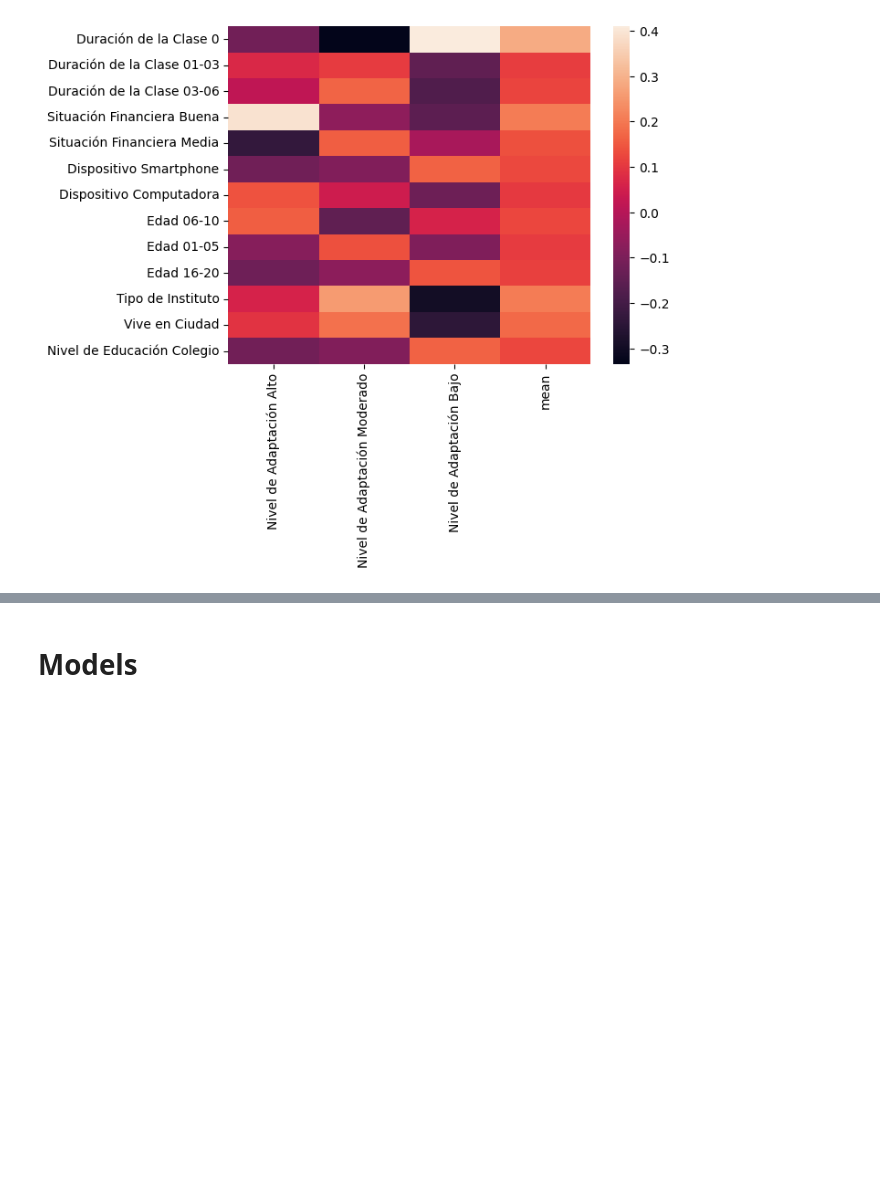
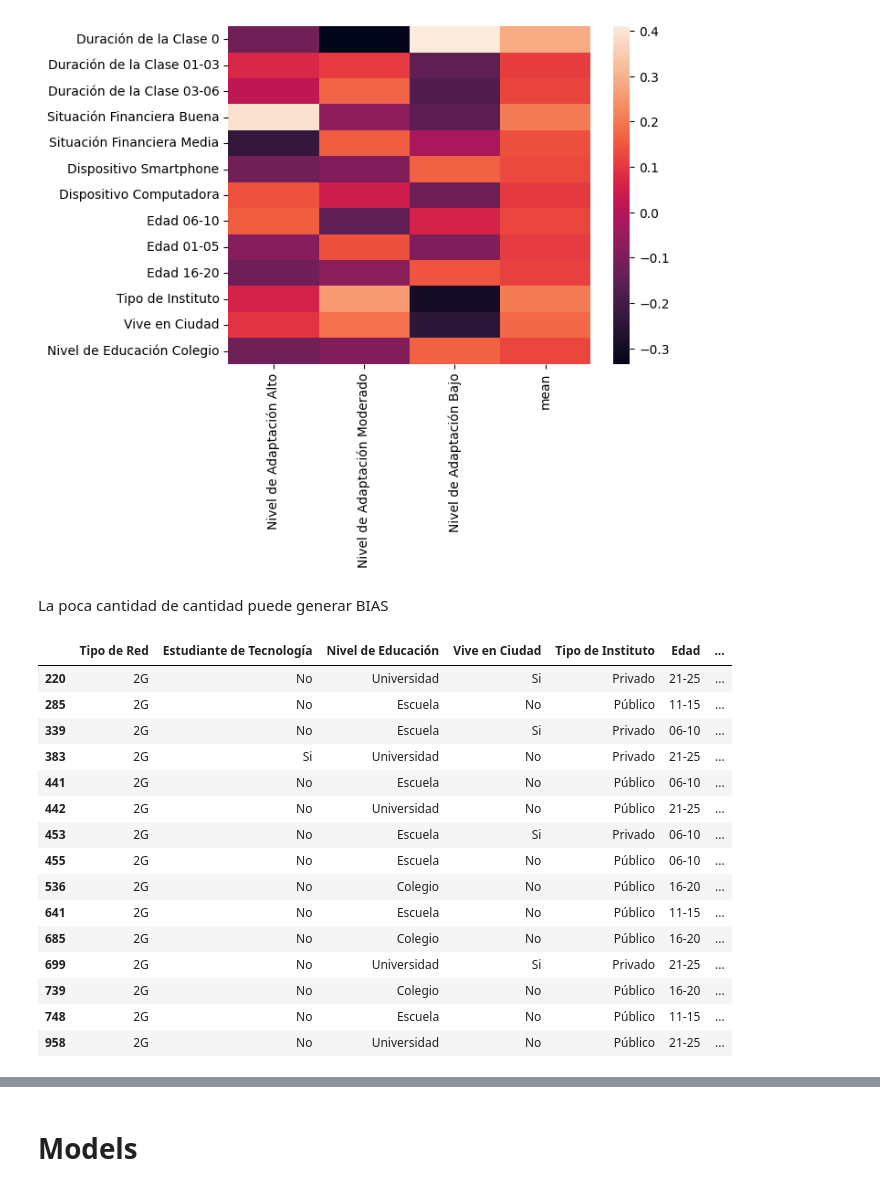
Before and after one commit to RedoRojo/Neural-Network-Classification, a Jupyter notebook: cuaderno.ipynb, the cells around one changed output, grey strips where cells are left out. Saved outputs shown, nothing was run; the diff lists cells and outputs as text; code cells hidden in the pictures; blank space fills up the shorter version.

```diff
--- a/cuaderno.ipynb
+++ b/cuaderno.ipynb
@@ -281,3 +249,25 @@ sns.heatmap(correlations, annot=False)
 plt.show()
 # %% [output]
 [figure]
+# %% [markdown]
+La poca cantidad de cantidad puede generar BIAS
+# %%
+# dataset['Tipo de Red']
+dataset.loc[dataset['Tipo de Red'] == '2G']
+# %% [output]
+|  | Tipo de Red | Estudiante de Tecnología | Nivel de Educación | Vive en Ciudad | Tipo de Instituto | Edad | ... |
+| 220 | 2G | No | Universidad | Si | Privado | 21-25 | ... |
+| 285 | 2G | No | Escuela | No | Público | 11-15 | ... |
+| 339 | 2G | No | Escuela | Si | Privado | 06-10 | ... |
+| 383 | 2G | Si | Universidad | No | Privado | 21-25 | ... |
+| 441 | 2G | No | Escuela | No | Público | 06-10 | ... |
+| 442 | 2G | No | Universidad | No | Público | 21-25 | ... |
+| 453 | 2G | No | Escuela | Si | Privado | 06-10 | ... |
+| 455 | 2G | No | Escuela | No | Público | 06-10 | ... |
+| 536 | 2G | No | Colegio | No | Público | 16-20 | ... |
+| 641 | 2G | No | Escuela | No | Público | 11-15 | ... |
+| 685 | 2G | No | Colegio | No | Público | 16-20 | ... |
+| 699 | 2G | No | Universidad | Si | Privado | 21-25 | ... |
+| 739 | 2G | No | Colegio | No | Público | 16-20 | ... |
+| 748 | 2G | No | Escuela | No | Público | 11-15 | ... |
+| 958 | 2G | No | Universidad | No | Público | 21-25 | ... |
```
Also changed, not shown: parts of 23 cells of this notebook.
